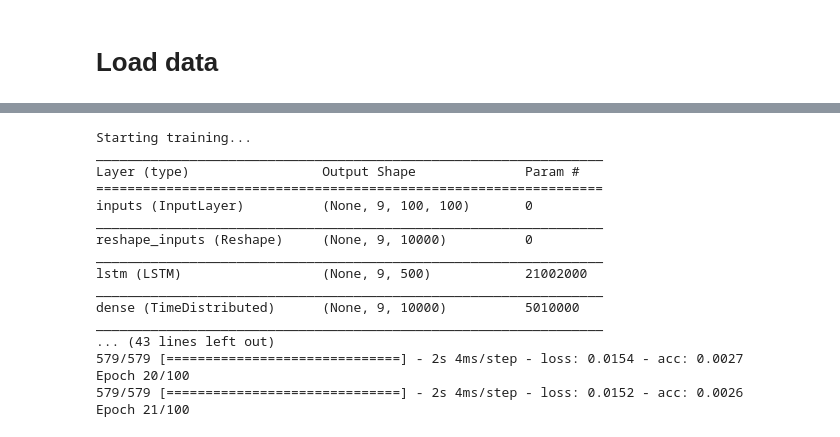
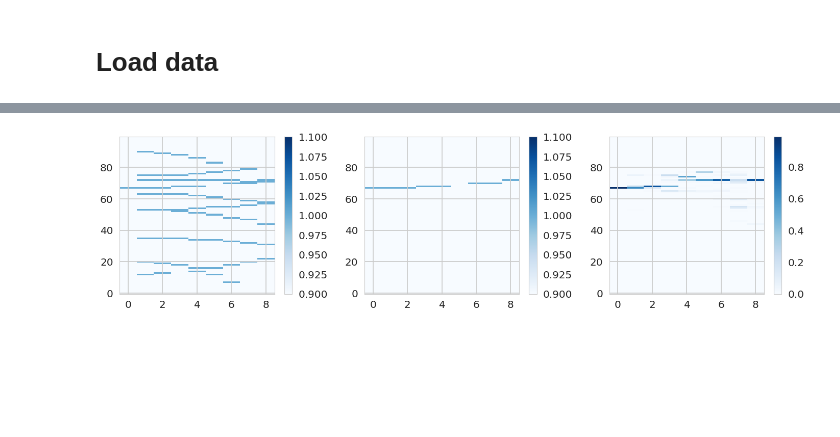
Before and after one commit to jmduarte/trackml-seattle, a Jupyter notebook: LSTM_Model.ipynb, the cells around one changed output, grey strips where cells are left out. Saved outputs shown, nothing was run; the diff lists cells and outputs as text; code cells hidden in the pictures; blank space fills up the shorter version.

```diff
--- a/LSTM_Model.ipynb
+++ b/LSTM_Model.ipynb
@@ -165,0 +260,6 @@ Preparing training data...
+# %%
+print('Starting 2d training...')
+model_2d = build_model_2d(50, r_bins, phi_bins)
+model_2d.summary()
+history = model_2d.fit(X_train_val_2d, y_train_val_2d, batch_size=128,
+                       validation_split = 0.25, shuffle = True, epochs=500)
@@ -196,39 +304,19 @@ Using TensorFlow backend.
-# %%
-print('Starting training...')
-model = build_model(500, r_bins, phi_bins, z_bins)
-model.summary()
-history = model.fit(train_input, train_target, batch_size=128, epochs=20)
-# %% [output]
-Starting training...
-_________________________________________________________________
-Layer (type)                 Output Shape              Param #
-=================================================================
-inputs (InputLayer)          (None, 9, 100, 100)       0
-_________________________________________________________________
-reshape_inputs (Reshape)     (None, 9, 10000)          0
-_________________________________________________________________
-lstm (LSTM)                  (None, 9, 500)            21002000
-_________________________________________________________________
-dense (TimeDistributed)      (None, 9, 10000)          5010000
-_________________________________________________________________
-... (43 lines left out)
-579/579 [==============================] - 2s 4ms/step - loss: 0.0154 - acc: 0.0027
-Epoch 20/100
-579/579 [==============================] - 2s 4ms/step - loss: 0.0152 - acc: 0.0026
-Epoch 21/100
 # %%
-plt.figure(figsize=(12,5))
+# 2d model input, target, and prediction
+plt.figure(figsize=(18,5))
 plt.subplot(1,3,1)
-im = plt.imshow(np.sum(train_input[2],axis=-1).T, interpolation='none',
+im = plt.imshow(X_test_2d[ii].T, interpolation='none',
                aspect='auto', origin='lower', vmin=1, vmax=1, cmap='Blues')
 plt.colorbar(im)
 plt.subplot(1,3,2)
-t_im = plt.imshow(np.sum(train_target[2],axis=-1).T, interpolation='none',
+t_im = plt.imshow(y_test_2d[ii].T, interpolation='none',
                aspect='auto', origin='lower',vmin=1, vmax=1, cmap='Blues')
 plt.colorbar(t_im)
 plt.subplot(1,3,3)
-predict = model.predict(train_input[2:3,:,:,:])
-p_im = plt.imshow(np.sum(predict[0],axis=-1).T, interpolation='none',
+predict = model_2d.predict(X_test_2d[ii:ii+1,:,:])
+p_im = plt.imshow(predict[0].T, interpolation='none',
                aspect='auto', origin='lower', cmap='Blues')
 plt.colorbar(p_im)
 plt.tight_layout()
+# %% [output]
+[figure, added]
```
Also changed, not shown: parts of 15 cells of this notebook, 1 other file.
